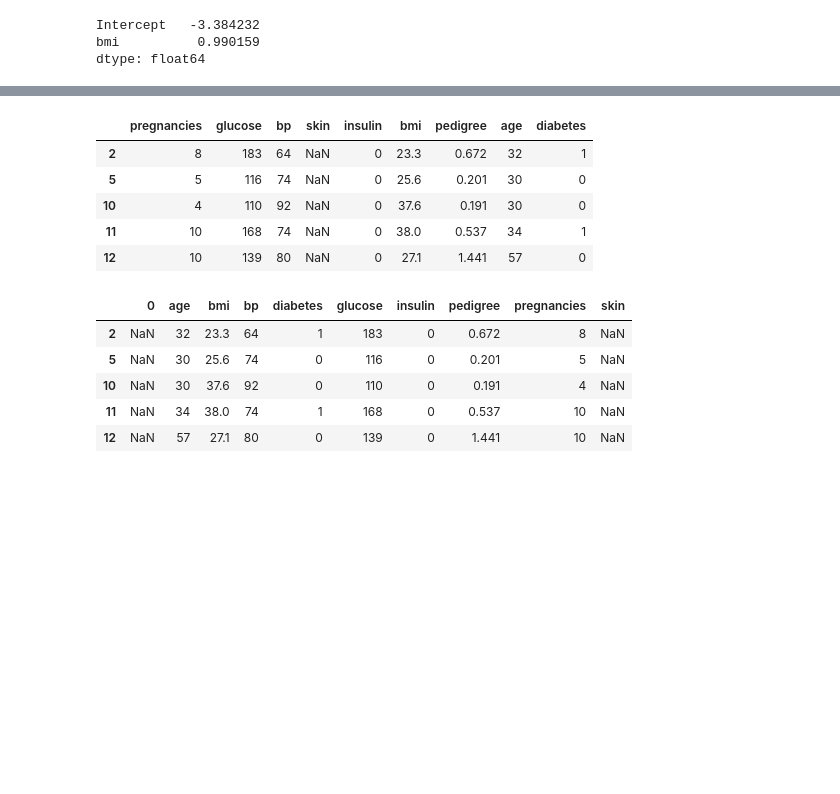
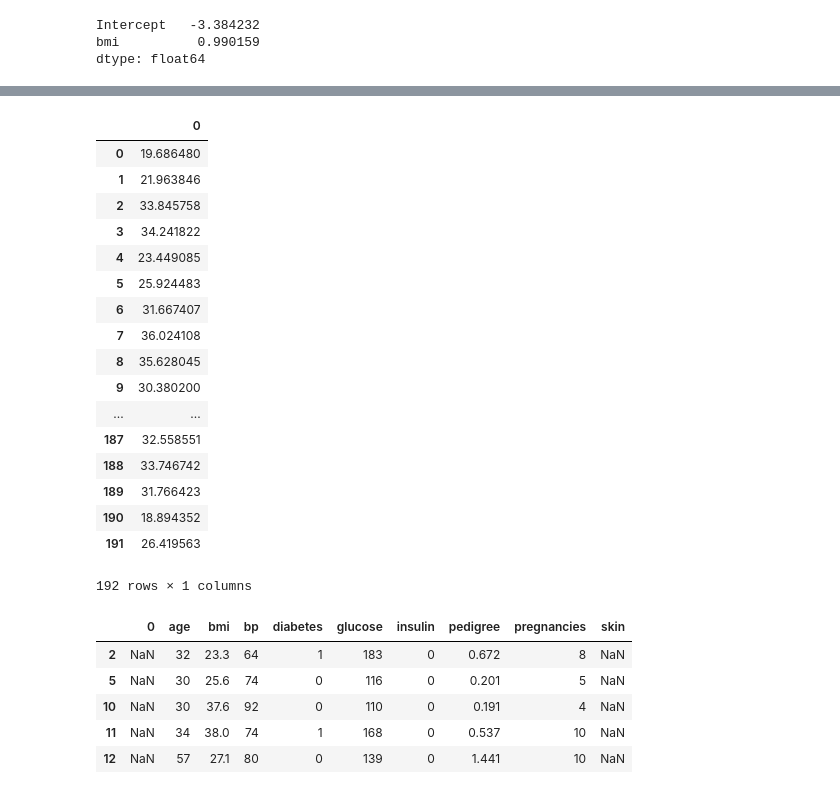
Before and after one commit to ChristineVH/DAT_SF_18, a Jupyter notebook: homework/Homework 3 - Pima Diabetes.ipynb, the cells around one changed output, grey strips where cells are left out. Drawn from its saved outputs; the diff is of its cells as text; code cells hidden in the pictures; blank space fills up the shorter version.

```diff
--- a/homework/Homework 3 - Pima Diabetes.ipynb
+++ b/homework/Homework 3 - Pima Diabetes.ipynb
@@ -275,14 +272,26 @@ KeyError: 'prediction'
 # %%
 skin_missing = df[df.skin.isnull()]
-skin_missing.new= lm.predict(skin_missing)
-#df_pred_skin = pd.DataFrame(pred_skin)
-#df_pred_skin
-skin_missing.head()
+pred_skin= lm.predict(skin_missing)
+df_pred_skin = pd.DataFrame(pred_skin)
+df_pred_skin
+#skin_missing.head()
 # %% [output]
-|  | pregnancies | glucose | bp | skin | insulin | bmi | pedigree | age | diabetes |
-| 2 | 8 | 183 | 64 | NaN | 0 | 23.3 | 0.672 | 32 | 1 |
-| 5 | 5 | 116 | 74 | NaN | 0 | 25.6 | 0.201 | 30 | 0 |
-| 10 | 4 | 110 | 92 | NaN | 0 | 37.6 | 0.191 | 30 | 0 |
-| 11 | 10 | 168 | 74 | NaN | 0 | 38.0 | 0.537 | 34 | 1 |
-| 12 | 10 | 139 | 80 | NaN | 0 | 27.1 | 1.441 | 57 | 0 |
+|  | 0 |
+| 0 | 19.686480 |
+| 1 | 21.963846 |
+| 2 | 33.845758 |
+| 3 | 34.241822 |
+| 4 | 23.449085 |
+| 5 | 25.924483 |
+| 6 | 31.667407 |
+| 7 | 36.024108 |
+| 8 | 35.628045 |
+| 9 | 30.380200 |
+| ... | ... |
+| 187 | 32.558551 |
+| 188 | 33.746742 |
+| 189 | 31.766423 |
+| 190 | 18.894352 |
+| 191 | 26.419563 |
+192 rows × 1 columns
 # %%
```
Also changed, not shown: parts of 9 cells of this notebook, 1 other file.
